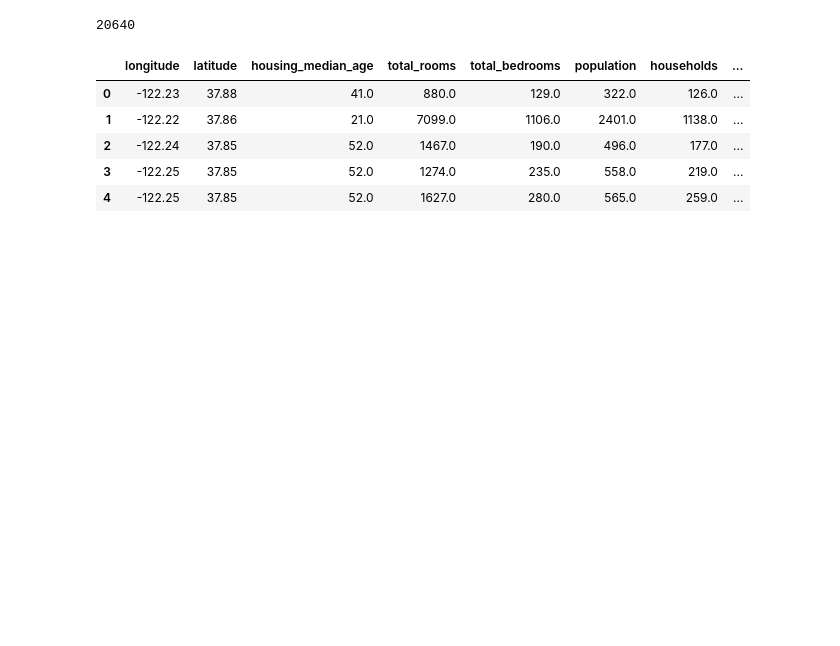
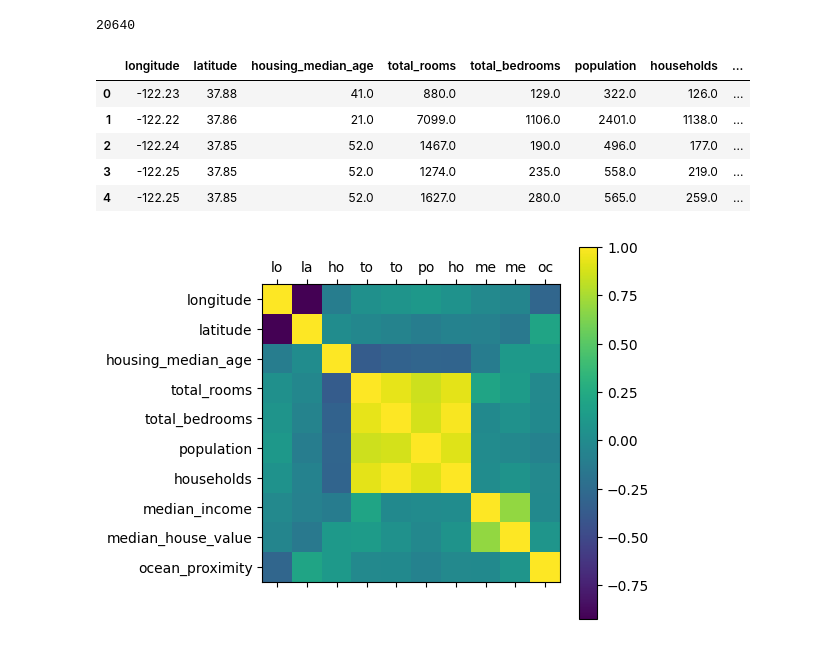
Before and after one commit to Ykm22/school, a Jupyter notebook: master/sem1/machine_learning/project/data_analysis.ipynb, the cells around one changed output. Drawn from its saved outputs; the diff is of its cells as text; code cells hidden in the pictures; blank space fills up the shorter version.

```diff
--- a/master/sem1/machine_learning/project/data_analysis.ipynb
+++ b/master/sem1/machine_learning/project/data_analysis.ipynb
@@ -14,3 +24,37 @@ pd.read_csv("housing.csv")[:5]
 | 2 | -122.24 | 37.85 | 52.0 | 1467.0 | 190.0 | 496.0 | 177.0 | ... |
 | 3 | -122.25 | 37.85 | 52.0 | 1274.0 | 235.0 | 558.0 | 219.0 | ... |
 | 4 | -122.25 | 37.85 | 52.0 | 1627.0 | 280.0 | 565.0 | 259.0 | ... |
+# %%
+#read data from csv file
+import pandas as pd
+import matplotlib.pyplot as plt
+
+df = pd.read_csv("./housing.csv")
+
+
+df['ocean_proximity'] = df['ocean_proximity'].map({'<1H OCEAN': 0, 'INLAND': 1, 'ISLAND': 2, 'NEAR BAY': 3, 'NEAR OCEAN': 4})
+#check distribution of every feature
+stats = {}
+for feature in df.columns:
+    stats[feature] = df[feature].describe()
+
+with open("./stats.txt", "w") as f:
+    f.write(str(stats))
+
+for feature in df.columns:
+    plt.hist(df[feature], bins=30, edgecolor='black')
+    plt.title(feature)
+    plt.savefig(f"./figs/{feature}_distribution.png")
+    plt.close()
+#quantile transform
+
+
+#add labels df.columns to x and y axis
+
+plt.matshow(df.corr(method='pearson'))
+plt.colorbar()
+plt.xticks(range(len(df.columns)),  map(lambda x: x[:2], df.columns))
+plt.yticks(range(len(df.columns)), df.columns)
+plt.show()
+# %% [output]
+[figure, added]
```
Also changed, not shown: parts of 7 cells of this notebook, 24 other files.
